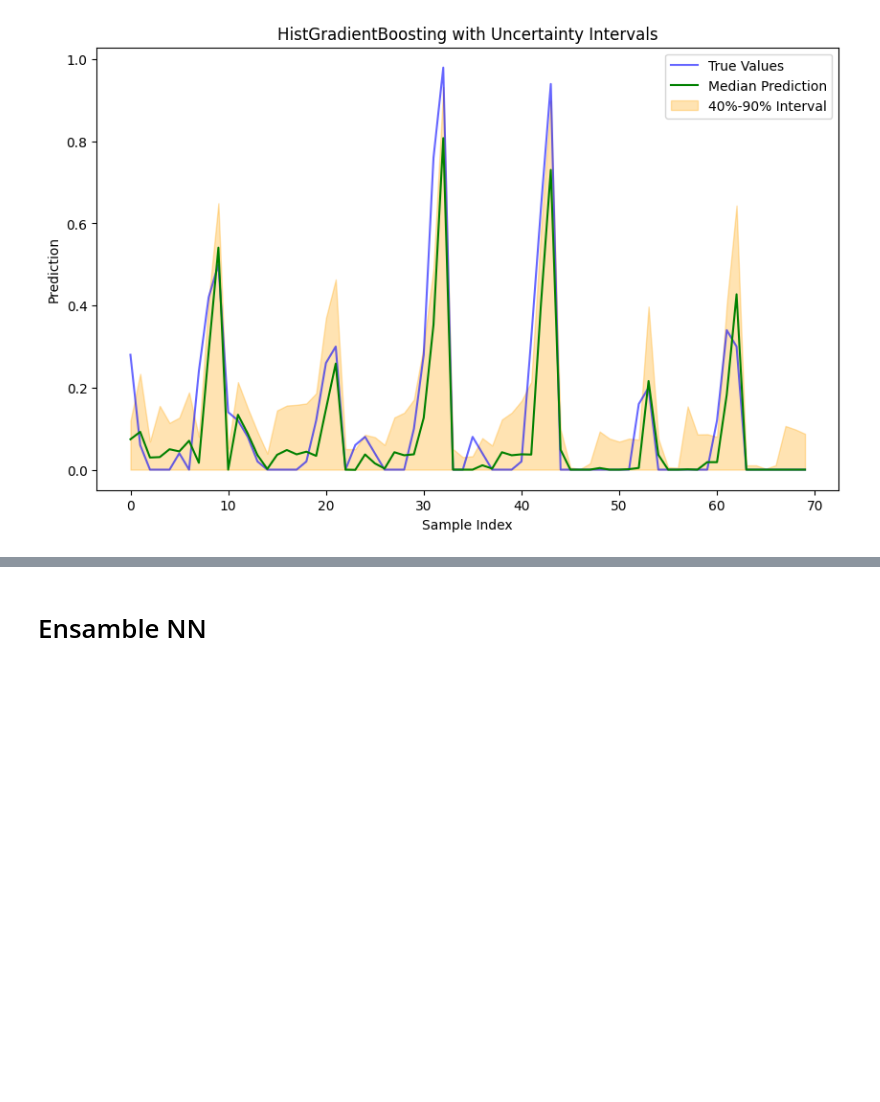
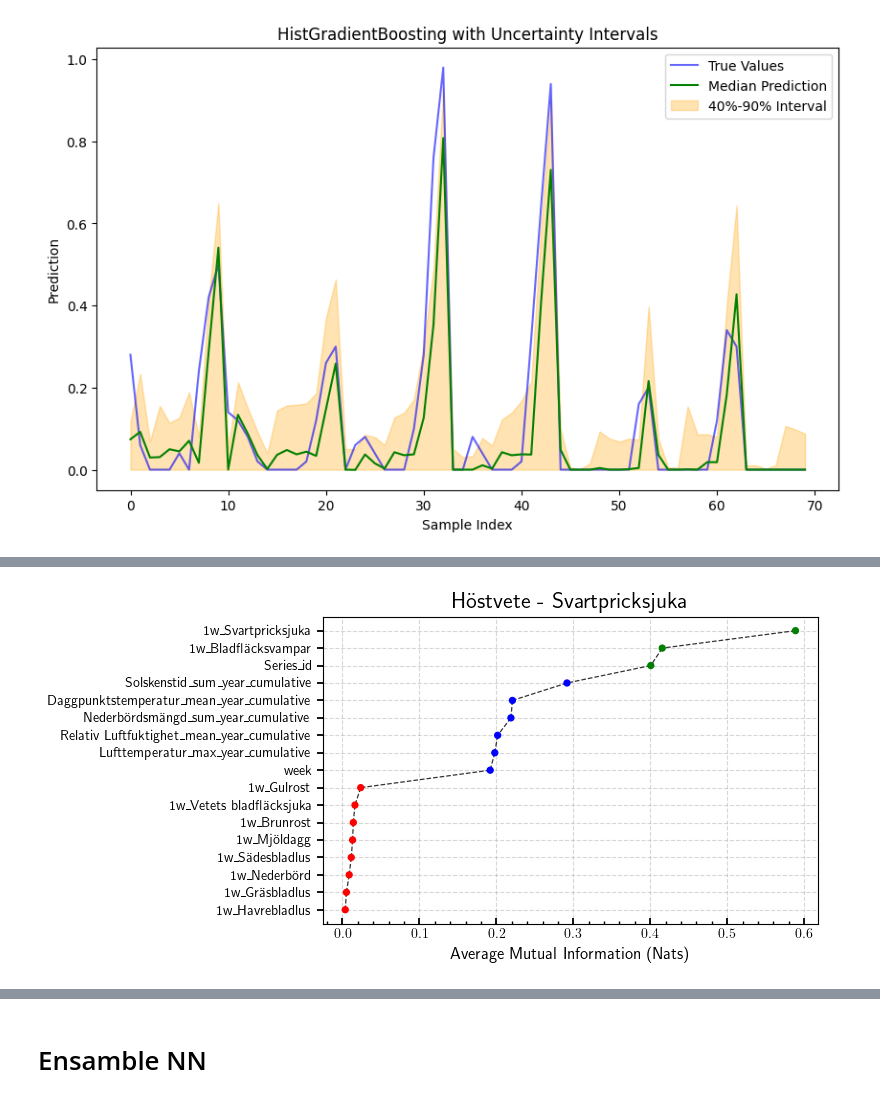
Before and after one commit to mosmar99/Pest-Outbrakes, a Jupyter notebook: nn_reg.ipynb, the cells around one changed output, grey strips where cells are left out. Saved outputs shown, nothing was run; the diff lists cells and outputs as text; code cells hidden in the pictures; blank space fills up the shorter version.

```diff
--- a/nn_reg.ipynb
+++ b/nn_reg.ipynb
@@ -886,0 +934,49 @@ R^2: 0.7968314308588453
+# %%
+import matplotlib.pyplot as plt
+import matplotlib.ticker as ticker
+
+plt.figure(figsize=(8, 4))
+
+for i in range(len(average_mi) - 1):
+    plt.plot(
+        [average_mi['Mutual Information'].iloc[i], average_mi['Mutual Information'].iloc[i + 1]],
+        [i, i + 1],
+        color='black',
+        linestyle='--',
+        alpha=0.8,
+        linewidth=0.9,
+        zorder=2
+    )
+
+colors = []
+for value in average_mi['Mutual Information']:
+    if value > 0.35:
+        colors.append('green')
+    elif 0.1 <= value <= 0.35:
+        colors.append('blue')
+    else:
+        colors.append('red')
+
+plt.scatter(average_mi['Mutual Information'], range(len(average_mi)), color=colors, s=18, zorder=3)
+
+plt.title('Höstvete/Svartpricksjuka', fontsize=16)
+plt.xlabel(r'Average Mutual Information (Nats)', fontsize=12)
+plt.yticks(range(len(average_mi)), average_mi['Feature'])
+
+plt.gca().invert_yaxis()
+
+plt.grid(axis='y', linestyle='--', alpha=0.5, zorder=1)
+
+ax = plt.gca()
+ax.xaxis.set_minor_locator(ticker.AutoMinorLocator())
+ax.tick_params(axis='x', which='minor', direction='in', length=2, width=1)
+ax.tick_params(axis='x', which='major', direction='in', length=4, width=1.3)
+ax.tick_params(axis='y', which='major', direction='out', length=4, width=1.3)
+
+plt.grid(axis='x', which='major', linestyle='--', alpha=0.5)
+
+plt.tight_layout()
+plt.savefig('mi_hostvete_svartpricksjuka.png', dpi=600)
+plt.show()
+# %% [output]
+[figure, added]
```
Also changed, not shown: parts of 4 cells of this notebook, 3 other files.
